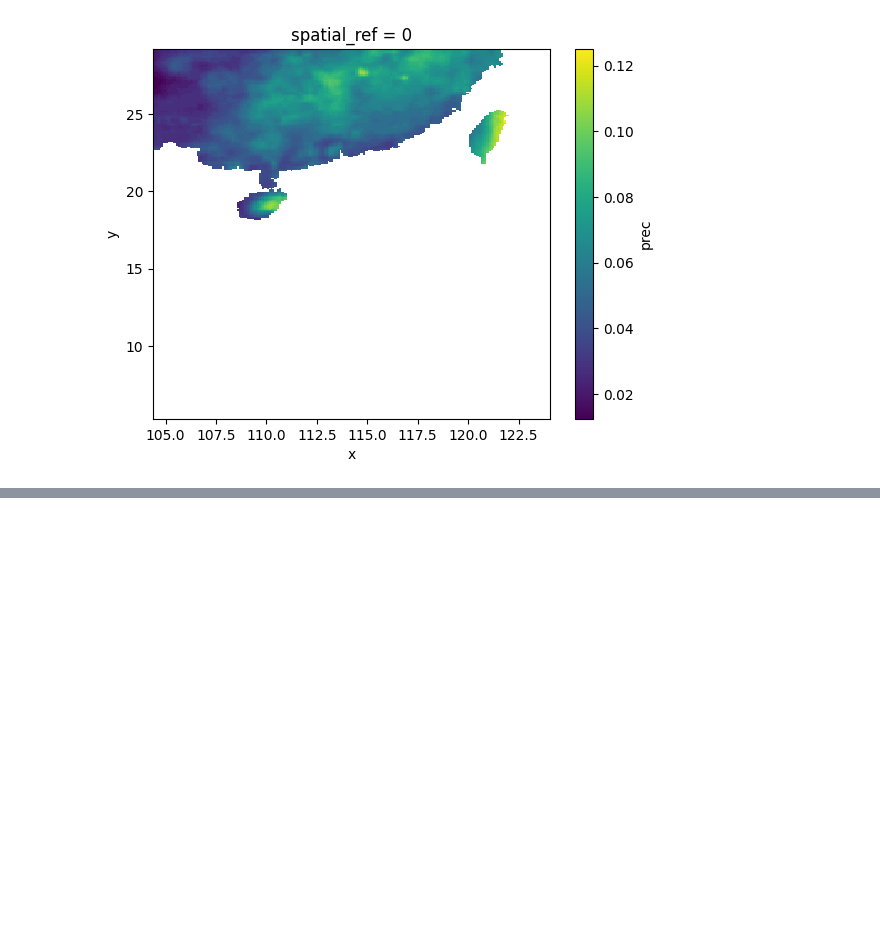
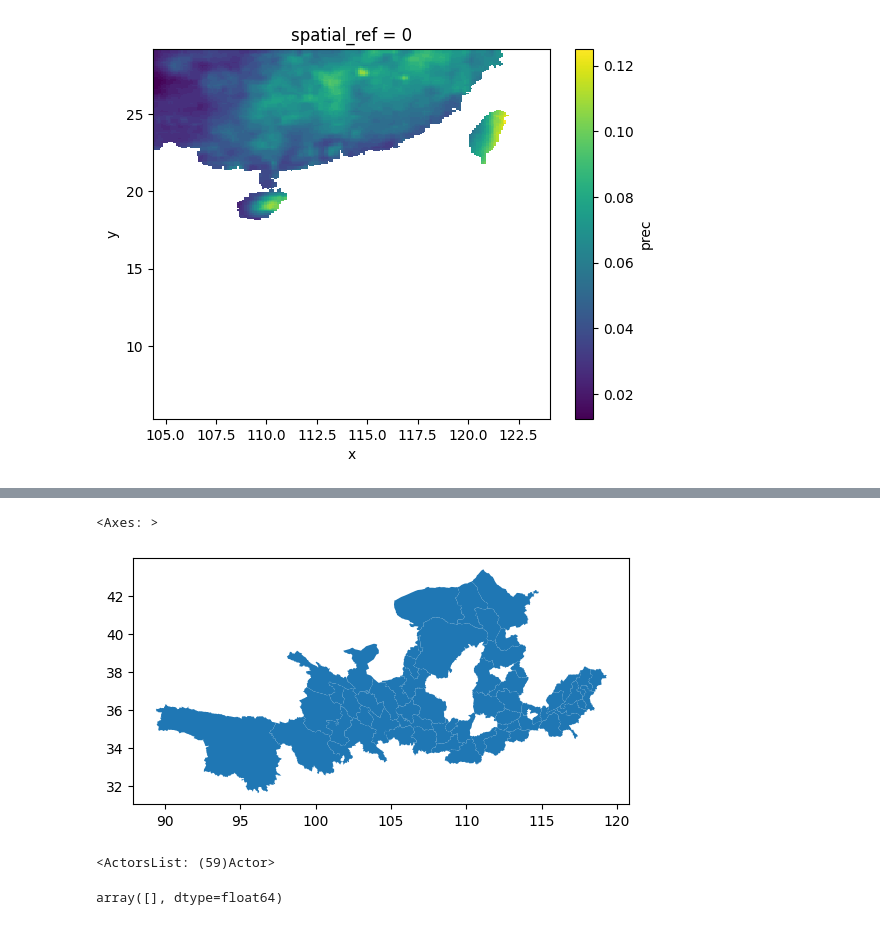
Before and after one commit to SongshGeoLab/ABSESpy, a Jupyter notebook: docs/tutorial/advanced/geodata.ipynb, the cells around one changed output, grey strips where cells are left out. Drawn from its saved outputs; the diff is of its cells as text; code cells hidden in the pictures; blank space fills up the shorter version.

Commit message:
refactor(src): :recycle: improved containers' coding structure and GeoDataFrame creating agents

```diff
--- a/docs/tutorial/advanced/geodata.ipynb
+++ b/docs/tutorial/advanced/geodata.ipynb
@@ -137,0 +142,6 @@ cropland.dynamic_var("prec", dtype="xarray").plot()
+# %%
+import geopandas as gpd
+
+data_path = load_data("YR_cities.zip")
+df = gpd.read_file(data_path)
+df.head()
@@ -137,0 +155,18 @@ cropland.dynamic_var("prec", dtype="xarray").plot()
+# %%
+df.plot()
+# %% [output]
+<Axes: >
+[figure, added]
+# %%
+agents = model.agents.new_from_gdf(
+    df,
+    unique_id="City_ID",
+    include_attrs=["area", "Province_n"],
+)
+agents
+# %% [output]
+<ActorsList: (59)Actor>
+# %%
+model.actors.array("unique_id")
+# %% [output]
+array([], dtype=float64)
```
Also changed, not shown: parts of 5 cells of this notebook, 16 other files.
